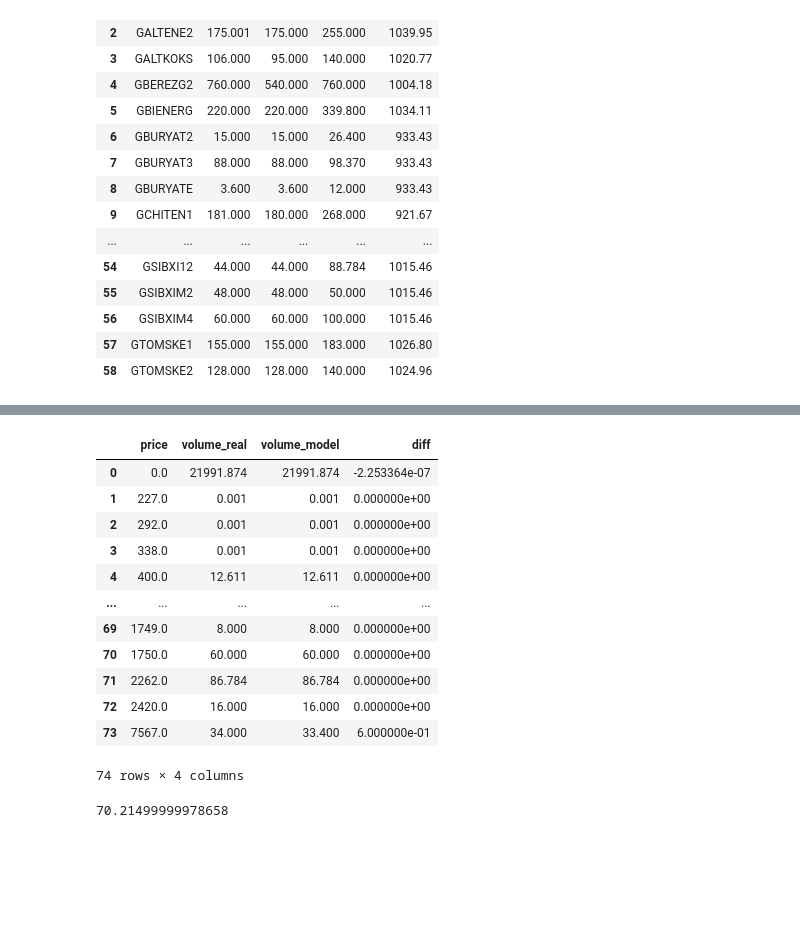
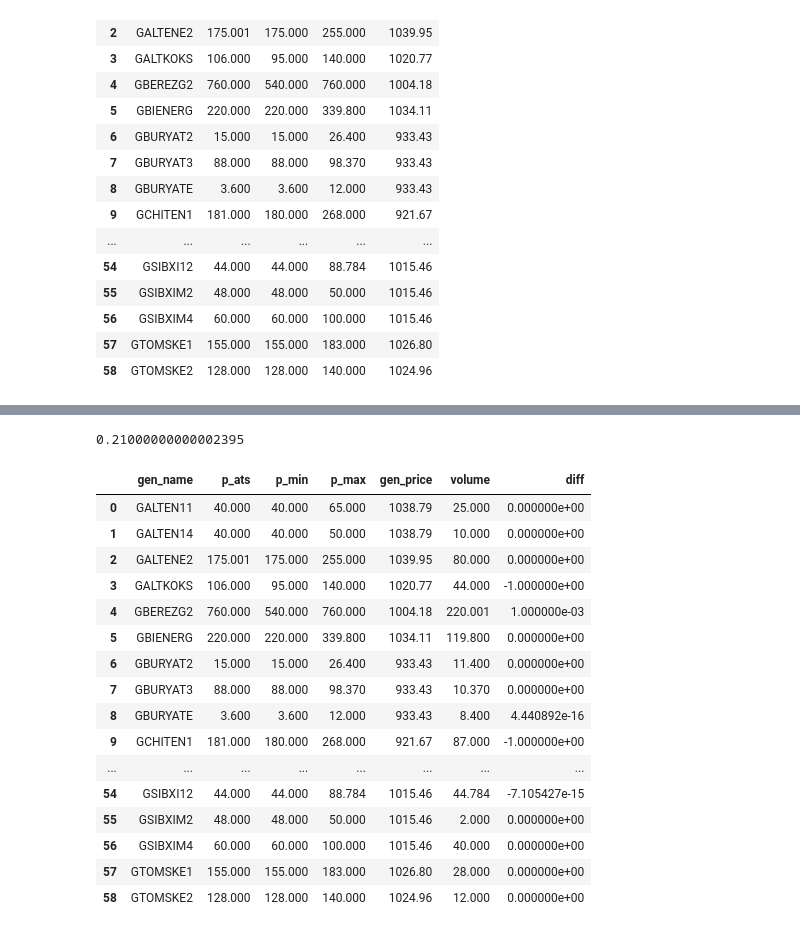
Before and after one commit to Skalolom/ModelBids, a Jupyter notebook: simple_model.ipynb, the cells around one changed output, grey strips where cells are left out. Drawn from its saved outputs; the diff is of its cells as text; code cells hidden in the pictures; blank space fills up the shorter version.

```diff
--- a/simple_model.ipynb
+++ b/simple_model.ipynb
@@ -489,23 +508,43 @@ diff
-# %%
-diff['diff'] = diff.apply(lambda x: x['volume_real'] - x['volume_model'], axis=1)
-diff
-# %% [output]
-|  | price | volume_real | volume_model | diff |
-| 0 | 0.0 | 21991.874 | 21991.874 | -2.253364e-07 |
-| 1 | 227.0 | 0.001 | 0.001 | 0.000000e+00 |
-| 2 | 292.0 | 0.001 | 0.001 | 0.000000e+00 |
-| 3 | 338.0 | 0.001 | 0.001 | 0.000000e+00 |
-| 4 | 400.0 | 12.611 | 12.611 | 0.000000e+00 |
-| ... | ... | ... | ... | ... |
-| 69 | 1749.0 | 8.000 | 8.000 | 0.000000e+00 |
-| 70 | 1750.0 | 60.000 | 60.000 | 0.000000e+00 |
-| 71 | 2262.0 | 86.784 | 86.784 | 0.000000e+00 |
-| 72 | 2420.0 | 16.000 | 16.000 | 0.000000e+00 |
-| 73 | 7567.0 | 34.000 | 33.400 | 6.000000e-01 |
-74 rows × 4 columns
-# %%
-agg_diff = diff.loc[diff['price'] > 0.0, 'diff'].sum()
-agg_diff
-# %% [output]
-70.21499999978658
+# %%
+model_curve['volume'] = model_curve.apply(define_volume, axis=1)
+model_curve = model_curve.loc[:, ['gen_name', 'price', 'volume']].groupby(by=['gen_name', 'price']).sum().reset_index()
+model_curve = model_curve.loc[:, ['price', 'volume']].groupby(by='price').sum().reset_index()
+real_curve = pd.DataFrame({'price': supply_prices, 'volume': supply_volumes})
+diff = pd.merge(left=real_curve, right=model_curve, on='price', how='left', suffixes=('_real', '_model')).fillna(value=0)
+diff['diff'] = diff.apply(lambda x: x['volume_real'] - x['volume_model'], axis=1)
+agg_diff = diff.loc[diff['price'] > 0.0, 'diff'].sum()
+agg_diff
+# %% [output]
+0.21000000000002395
+# %%
+res = gen_bids.loc[:, ['gen_name', 'vol_1', 'vol_2', 'vol_3']]
+res['volume'] = res.apply(lambda x: x['vol_1'] + x['vol_2'] + x['vol_3'], axis=1)
+res = pd.merge(
+    left=gen_df,
+    right=res.loc[:, ['gen_name', 'volume']],
+    on='gen_name'
+)
+res['diff'] = res.apply(
+    lambda x: x['volume'] - x['p_max'] + x['p_min'],
+    axis=1
+)
+res
+# %% [output]
+|  | gen_name | p_ats | p_min | p_max | gen_price | volume | diff |
+| 0 | GALTEN11 | 40.000 | 40.000 | 65.000 | 1038.79 | 25.000 | 0.000000e+00 |
+| 1 | GALTEN14 | 40.000 | 40.000 | 50.000 | 1038.79 | 10.000 | 0.000000e+00 |
+| 2 | GALTENE2 | 175.001 | 175.000 | 255.000 | 1039.95 | 80.000 | 0.000000e+00 |
+| 3 | GALTKOKS | 106.000 | 95.000 | 140.000 | 1020.77 | 44.000 | -1.000000e+00 |
+| 4 | GBEREZG2 | 760.000 | 540.000 | 760.000 | 1004.18 | 220.001 | 1.000000e-03 |
+| 5 | GBIENERG | 220.000 | 220.000 | 339.800 | 1034.11 | 119.800 | 0.000000e+00 |
+| 6 | GBURYAT2 | 15.000 | 15.000 | 26.400 | 933.43 | 11.400 | 0.000000e+00 |
+| 7 | GBURYAT3 | 88.000 | 88.000 | 98.370 | 933.43 | 10.370 | 0.000000e+00 |
+| 8 | GBURYATE | 3.600 | 3.600 | 12.000 | 933.43 | 8.400 | 4.440892e-16 |
+| 9 | GCHITEN1 | 181.000 | 180.000 | 268.000 | 921.67 | 87.000 | -1.000000e+00 |
+| ... | ... | ... | ... | ... | ... | ... | ... |
+| 54 | GSIBXI12 | 44.000 | 44.000 | 88.784 | 1015.46 | 44.784 | -7.105427e-15 |
+| 55 | GSIBXIM2 | 48.000 | 48.000 | 50.000 | 1015.46 | 2.000 | 0.000000e+00 |
+| 56 | GSIBXIM4 | 60.000 | 60.000 | 100.000 | 1015.46 | 40.000 | 0.000000e+00 |
+| 57 | GTOMSKE1 | 155.000 | 155.000 | 183.000 | 1026.80 | 28.000 | 0.000000e+00 |
+| 58 | GTOMSKE2 | 128.000 | 128.000 | 140.000 | 1024.96 | 12.000 | 0.000000e+00 |
 # %%
```
Also changed, not shown: parts of 25 cells of this notebook.
